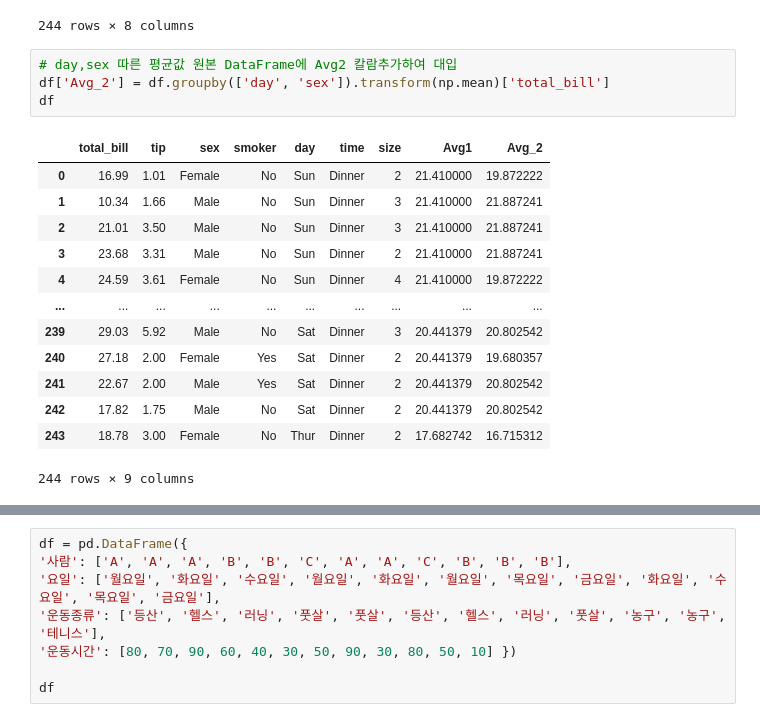
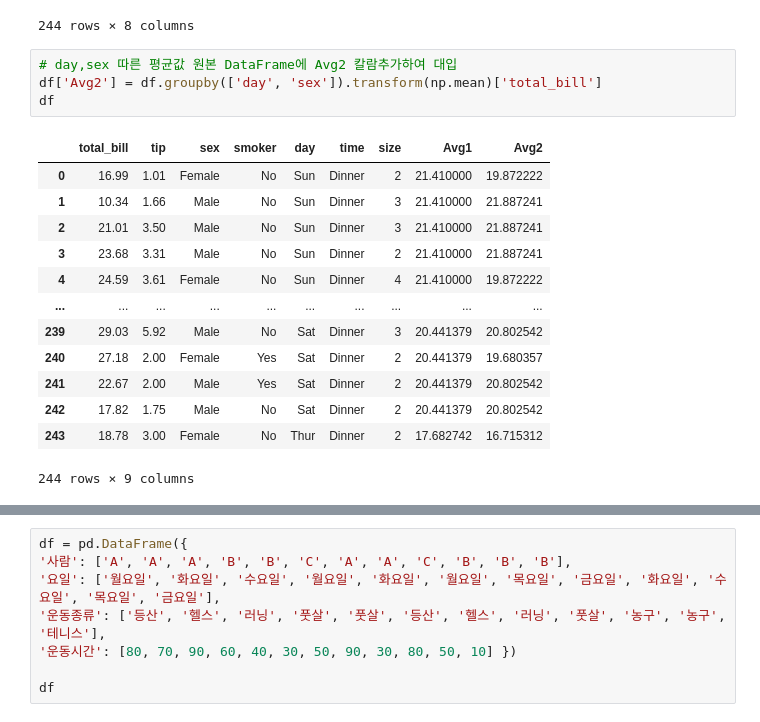
Before and after one commit to Jake0925/Pandas, a Jupyter notebook: Pandas_Groupby.ipynb, the cells around one changed output, grey strips where cells are left out. Drawn from its saved outputs; the diff is of its cells as text.

```diff
--- a/Pandas_Groupby.ipynb
+++ b/Pandas_Groupby.ipynb
@@ -181,10 +181,10 @@ df
 244 rows × 8 columns
 # %%
 # day,sex 따른 평균값 원본 DataFrame에 Avg2 칼람추가하여 대입
-df['Avg_2'] = df.groupby(['day', 'sex']).transform(np.mean)['total_bill']
+df['Avg2'] = df.groupby(['day', 'sex']).transform(np.mean)['total_bill']
 df
 # %% [output]
-|  | total_bill | tip | sex | smoker | day | time | size | Avg1 | Avg_2 |
+|  | total_bill | tip | sex | smoker | day | time | size | Avg1 | Avg2 |
 | 0 | 16.99 | 1.01 | Female | No | Sun | Dinner | 2 | 21.410000 | 19.872222 |
 | 1 | 10.34 | 1.66 | Male | No | Sun | Dinner | 3 | 21.410000 | 21.887241 |
 | 2 | 21.01 | 3.50 | Male | No | Sun | Dinner | 3 | 21.410000 | 21.887241 |
```
Also changed, not shown: parts of 8 cells of this notebook.
